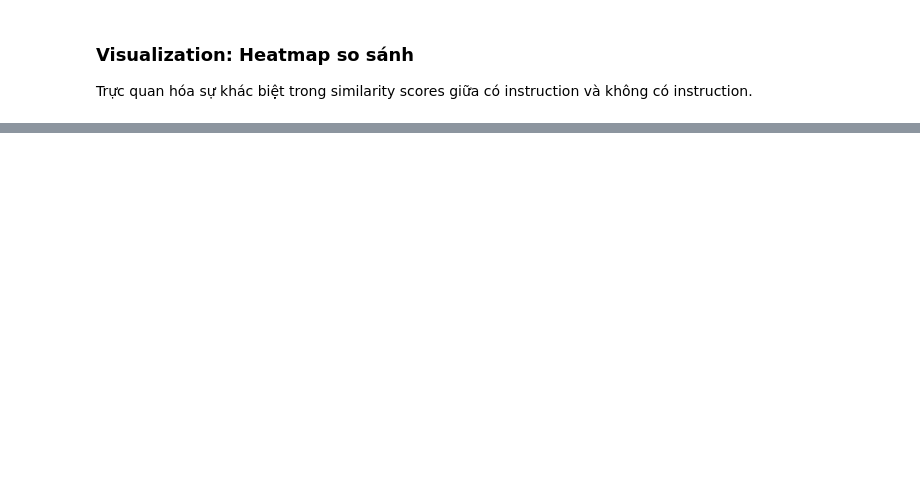
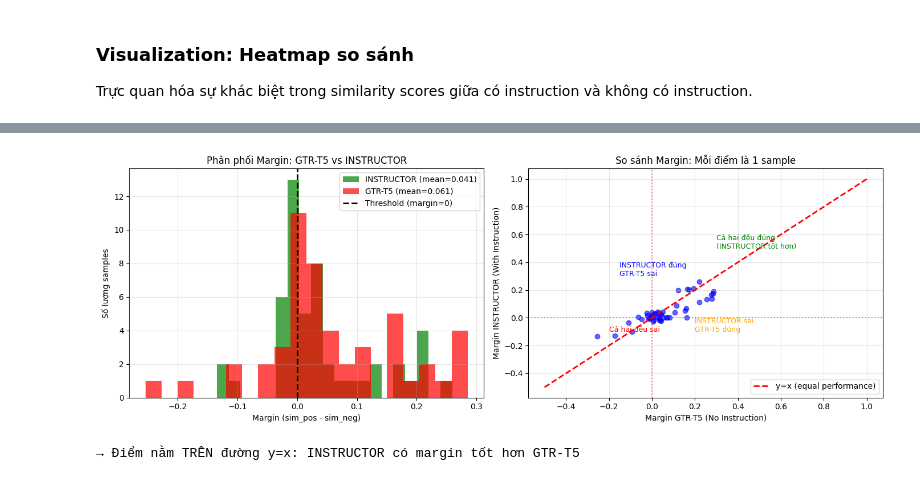
Before and after one commit to AdamNbz/CS221, a Jupyter notebook: instructor-embedding/demo.ipynb, the cells around one changed output, grey strips where cells are left out. Drawn from its saved outputs; the diff is of its cells as text; code cells hidden in the pictures; blank space fills up the shorter version.

```diff
--- a/instructor-embedding/demo.ipynb
+++ b/instructor-embedding/demo.ipynb
@@ -436,0 +499,13 @@ print("\n→ Với instruction mô tả task clustering, các văn bản cùng c
+# %%
+sample = medi_data[0]
+print("=== CẤU TRÚC MỘT SAMPLE TRONG MEDI DATA ===\n")
+print(f"Task Name: {sample.get('task_name', 'N/A')}")
+print(f"\n📝 QUERY:")
+print(f"  Instruction: \"{sample['query'][0]}\"")
+print(f"  Text: \"{sample['query'][1]}\"")
+print(f"\n✅ POSITIVE (document liên quan):")
+print(f"  Instruction: \"{sample['pos'][0]}\"")
+print(f"  Text: \"{sample['pos'][1][:200]}...\"")
+print(f"\n❌ NEGATIVE (document không liên quan):")
+print(f"  Instruction: \"{sample['neg'][0]}\"")
+print(f"  Text: \"{sample['neg'][1][:200]}...\"")
@@ -436,0 +642,37 @@ print("\n→ Với instruction mô tả task clustering, các văn bản cùng c
+# %%
+fig, axes = plt.subplots(1, 2, figsize=(14, 5))
+
+margins_inst = [r['margin'] for r in results_inst]
+margins_gtr = [r['margin'] for r in results_gtr]
+
+axes[0].hist(margins_inst, bins=20, alpha=0.7, label=f'INSTRUCTOR (mean={avg_margin_inst:.3f})', color='green')
+axes[0].hist(margins_gtr, bins=20, alpha=0.7, label=f'GTR-T5 (mean={avg_margin_gtr:.3f})', color='red')
+axes[0].axvline(x=0, color='black', linestyle='--', linewidth=2, label='Threshold (margin=0)')
+axes[0].set_xlabel('Margin (sim_pos - sim_neg)')
+axes[0].set_ylabel('Số lượng samples')
+axes[0].set_title('Phân phối Margin: GTR-T5 vs INSTRUCTOR')
+axes[0].legend()
+axes[0].grid(True, alpha=0.3)
+
+axes[1].scatter(margins_gtr, margins_inst, alpha=0.6, c='blue')
+axes[1].plot([-0.5, 1], [-0.5, 1], 'r--', linewidth=2, label='y=x (equal performance)')
+axes[1].axhline(y=0, color='green', linestyle=':', alpha=0.5)
+axes[1].axvline(x=0, color='red', linestyle=':', alpha=0.5)
+axes[1].set_xlabel('Margin GTR-T5 (No Instruction)')
+axes[1].set_ylabel('Margin INSTRUCTOR (With Instruction)')
+axes[1].set_title('So sánh Margin: Mỗi điểm là 1 sample')
+axes[1].legend()
+axes[1].grid(True, alpha=0.3)
+
+axes[1].annotate('Cả hai đều đúng\n(INSTRUCTOR tốt hơn)', xy=(0.3, 0.5), fontsize=9, color='green')
+axes[1].annotate('INSTRUCTOR sai\nGTR-T5 đúng', xy=(0.2, -0.1), fontsize=9, color='orange')
+axes[1].annotate('Cả hai đều sai', xy=(-0.2, -0.1), fontsize=9, color='red')
+axes[1].annotate('INSTRUCTOR đúng\nGTR-T5 sai', xy=(-0.15, 0.3), fontsize=9, color='blue')
+
+plt.tight_layout()
+plt.show()
+
+print("\n→ Điểm nằm TRÊN đường y=x: INSTRUCTOR có margin tốt hơn GTR-T5")
+# %% [output]
+[figure, added]
+→ Điểm nằm TRÊN đường y=x: INSTRUCTOR có margin tốt hơn GTR-T5
```
Also changed, not shown: parts of 40 cells of this notebook, 3 other files.
